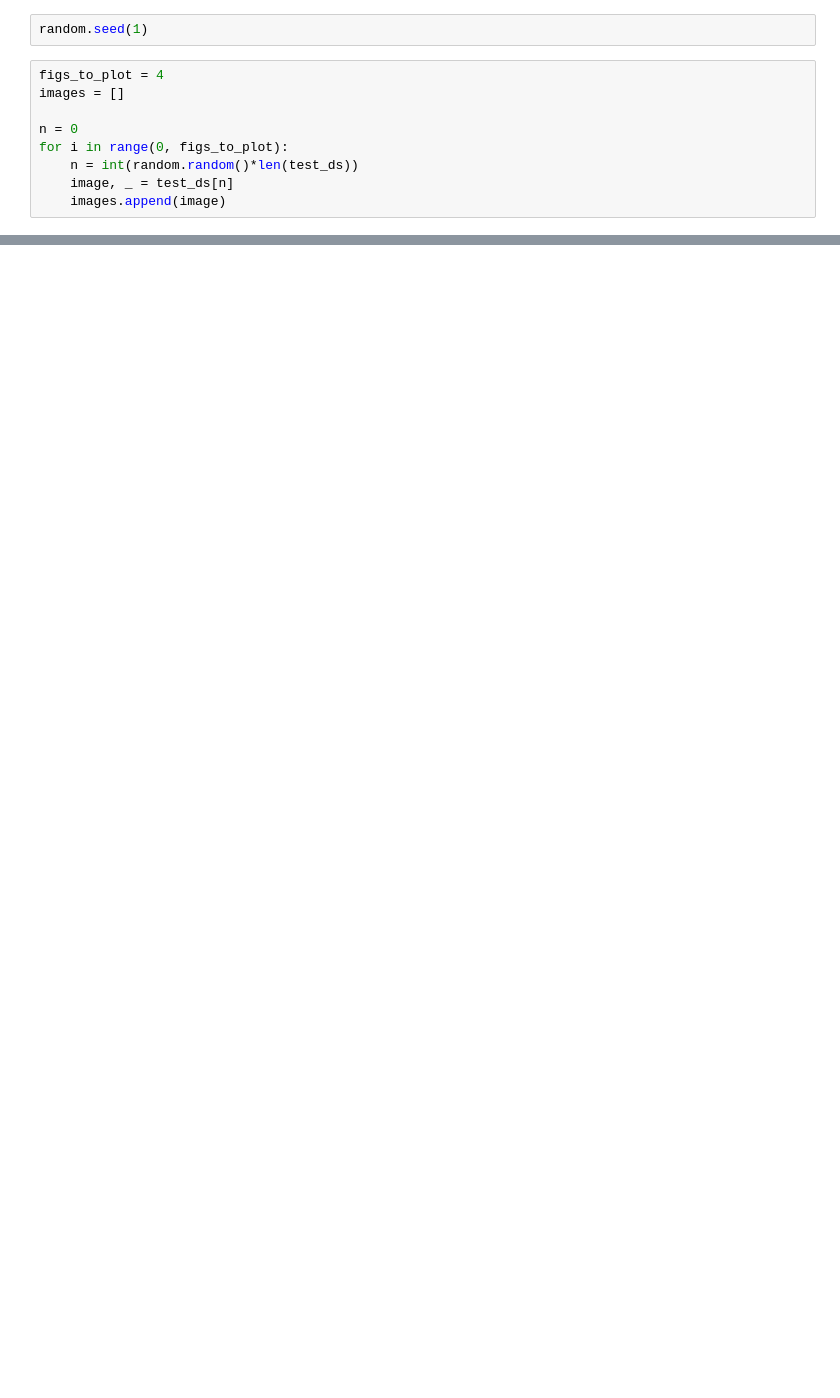
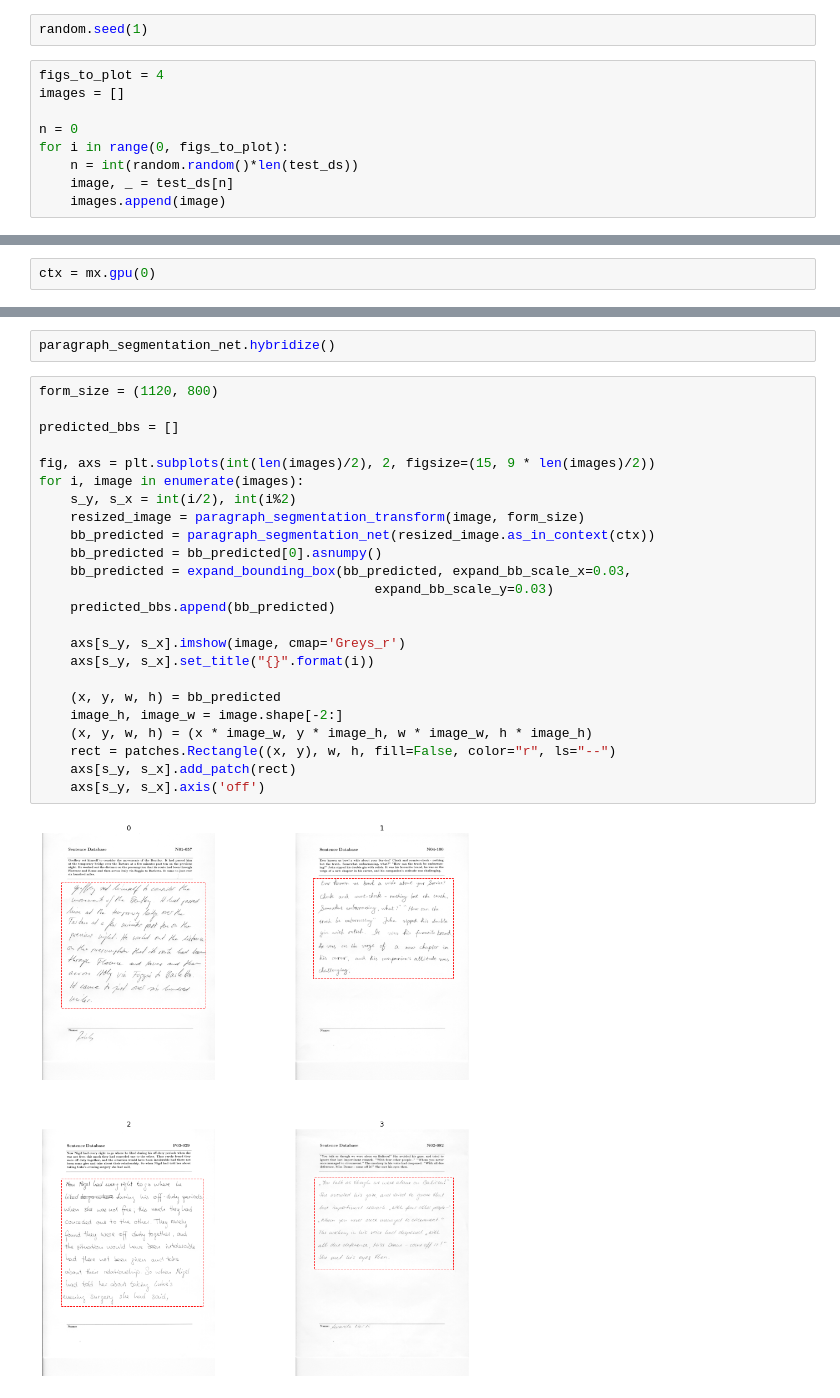
Before and after one commit to Tahimari/OCR-iam, a Jupyter notebook: OCR_iam.ipynb, the cells around one changed output, grey strips where cells are left out. Saved outputs shown, nothing was run; the diff lists cells and outputs as text; blank space fills up the shorter version.

Commit message:
Added: Image segmentation, Line segmentation, Results (in progress)

```diff
--- a/OCR_iam.ipynb
+++ b/OCR_iam.ipynb
@@ -50,5 +125,7 @@ for i, image in enumerate(images):
 
 Mając obraz formularza w zbiorze danych IAM, należy przewidzieć obaszar w którym występuje tekst pisany odręcznie. Model został przeszkolony przy użyciu https://github.com/ThomasDelteil/Gluon_OCR_LSTM_CTC/blob/master/paragraph_segmentation_dcnn.py, a przykład jest przedstawiony w https://github.com/ThomasDelteil/Gluon_OCR_LSTM_CTC/blob/master/paragraph_ipnnn.segment.
+# %%
+ctx = mx.gpu(0)
 # %%
 paragraph_segmentation_net = SegmentationNetwork(ctx=ctx)
 paragraph_segmentation_net.cnn.load_parameters("models/paragraph_segmentation2.params", ctx=ctx)
@@ -59,0 +132,28 @@ MXNetError: GPU is not enabled
+# %%
+paragraph_segmentation_net.hybridize()
+# %%
+form_size = (1120, 800)
+
+predicted_bbs = []
+
+fig, axs = plt.subplots(int(len(images)/2), 2, figsize=(15, 9 * len(images)/2))
+for i, image in enumerate(images):
+    s_y, s_x = int(i/2), int(i%2)
+    resized_image = paragraph_segmentation_transform(image, form_size)
+    bb_predicted = paragraph_segmentation_net(resized_image.as_in_context(ctx))
+    bb_predicted = bb_predicted[0].asnumpy()
+    bb_predicted = expand_bounding_box(bb_predicted, expand_bb_scale_x=0.03,
+                                           expand_bb_scale_y=0.03)
+    predicted_bbs.append(bb_predicted)
+
+    axs[s_y, s_x].imshow(image, cmap='Greys_r')
+    axs[s_y, s_x].set_title("{}".format(i))
+
+    (x, y, w, h) = bb_predicted
+    image_h, image_w = image.shape[-2:]
+    (x, y, w, h) = (x * image_w, y * image_h, w * image_w, h * image_h)
+    rect = patches.Rectangle((x, y), w, h, fill=False, color="r", ls="--")
+    axs[s_y, s_x].add_patch(rect)
+    axs[s_y, s_x].axis('off')
+# %% [output]
+[figure, added]
```
Also changed, not shown: parts of 38 cells of this notebook.
